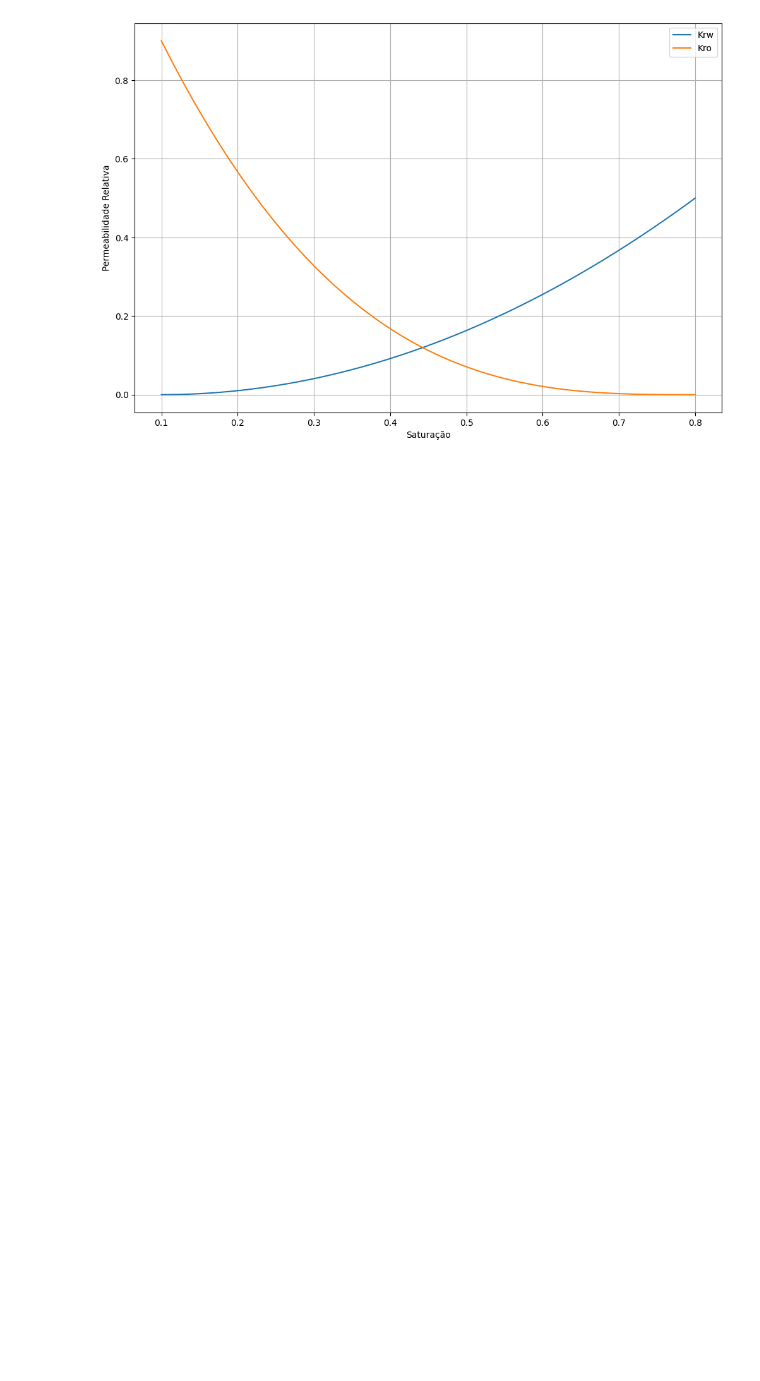
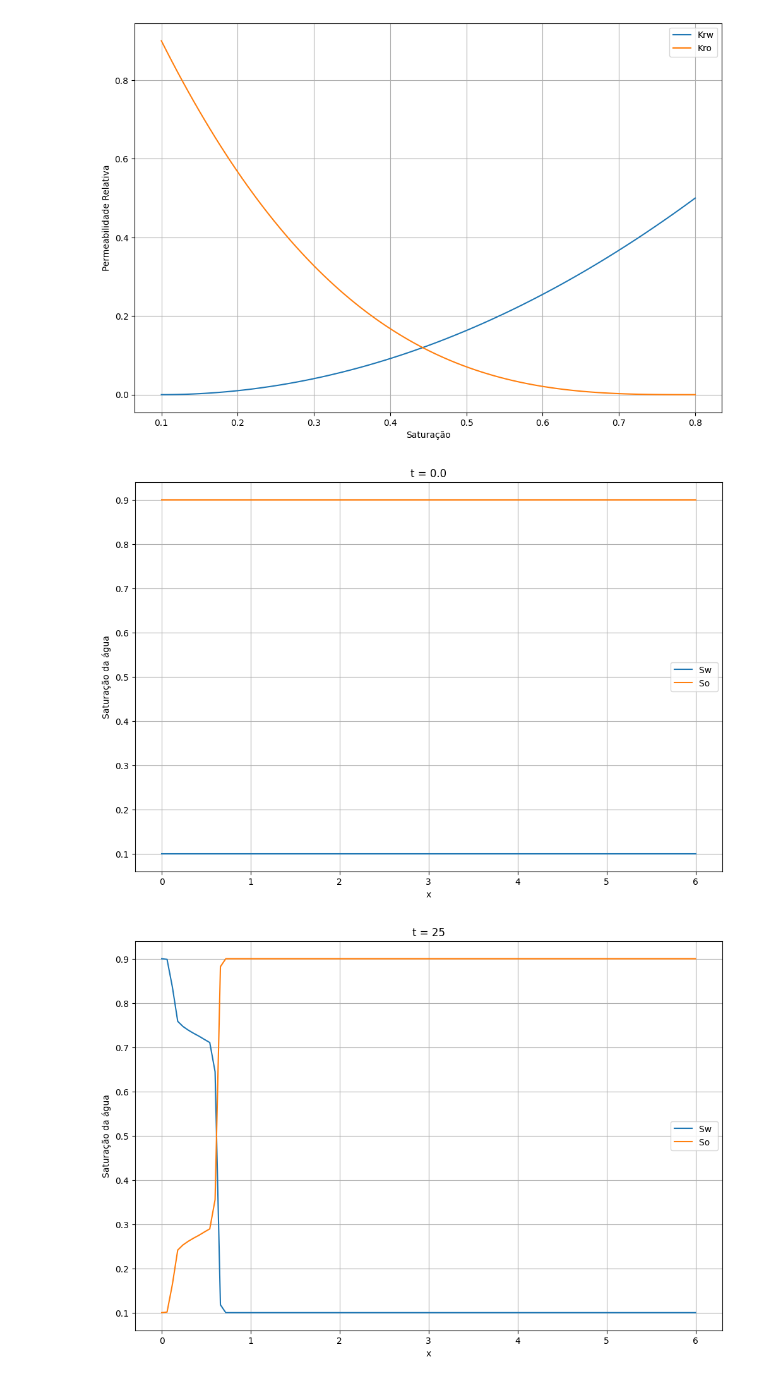
Before and after one commit to pedronalon/PDE-s_solutions, a Jupyter notebook: PDE's/BuckleyLeverettEquation.ipynb, the cells around one changed output. Saved outputs shown, nothing was run; the diff lists cells and outputs as text; code cells hidden in the pictures; blank space fills up the shorter version.

```diff
--- a/PDE's/BuckleyLeverettEquation.ipynb
+++ b/PDE's/BuckleyLeverettEquation.ipynb
@@ -12,7 +12,7 @@ kro0 = 0.9 # permeabilidade relativa do oleo no ponto final
 nw = 2.0 # exponte da fase molhante
 no = 3.0 # expoente da fase nao molhante
 uw = 1.28 # viscosidade da agua
-uo = 1.22 # vicosidade do oleo
+uo = 0.122 # vicosidade do oleo
 phi = (0.15+0.25)/2 #porosidade media
 Sw0 = 0.1
 
@@ -20,7 +20,8 @@ v = 0.5 #velocidade definida arbitrariamente
 # %%
 ti = 0.0
 tf = 2.0
-N = 1001
+N = 101
+
 
 Li = 0.0
 Lf = 6.0
@@ -29,11 +30,10 @@ M = 101
 t = np.linspace(ti,tf,N)
 x = np.linspace(Li,Lf,M)
 
-dt = 0.01
-dx = 0.1
+dx = 0.01
+maximo = 3.56903545527566
+print("De acordo com o Critério CFL dt precisa ser <= {}".format((dx*phi)/(v*maximo)))
+dt = 0.001
 
 h = (v*dt)/(dx*phi)
-
-maximo = 3.56903545527566
-print("Critério CFL: {}".format(h*maximo))
 # %% [output]
@@ -69,19 +70,39 @@ plt.show()
 # %% [output]
 [figure]
 # %%
-# nao trabalhar com matrizes
-# criar uma lista com o historico de Sw em algum tempo desejado para plotar posteriormente
+
 Sw = np.zeros(M)
 Sw[:] = Sw0
+
+
 
 plot_values = [0.0,int(N/4),int(N/2),int(3*N/4),N-1]
 Sw_historico = []
 Sw_historico.append(Sw.copy())
 
 for i in range(N):
     Sw[1:] = Sw[1:] - (h*(fw(Sw[1:])-fw(Sw[:-1])))
     Sw[0] = 1 - Sw0
     if i == 0:
         continue
     elif i in plot_values:
         Sw_historico.append(Sw.copy())
+
+
+for i in range(len(Sw_historico)):
+
+    plt.figure(figsize=(12,8))
+    plt.plot(x,Sw_historico[i],label = 'Sw ')
+    plt.plot(x,1-Sw_historico[i],label = 'So ')
+    plt.xlabel("x")
+    plt.ylabel("Saturação da água")
+    plt.title("t = {}".format(plot_values[i]))
+    plt.grid(True)
+    plt.legend()
+    plt.show()
+
+np.set_printoptions(suppress=True)
+print(Sw)
+# %% [output]
+[figure, added]
+[figure, added]
```
Also changed, not shown: parts of 4 cells of this notebook.
